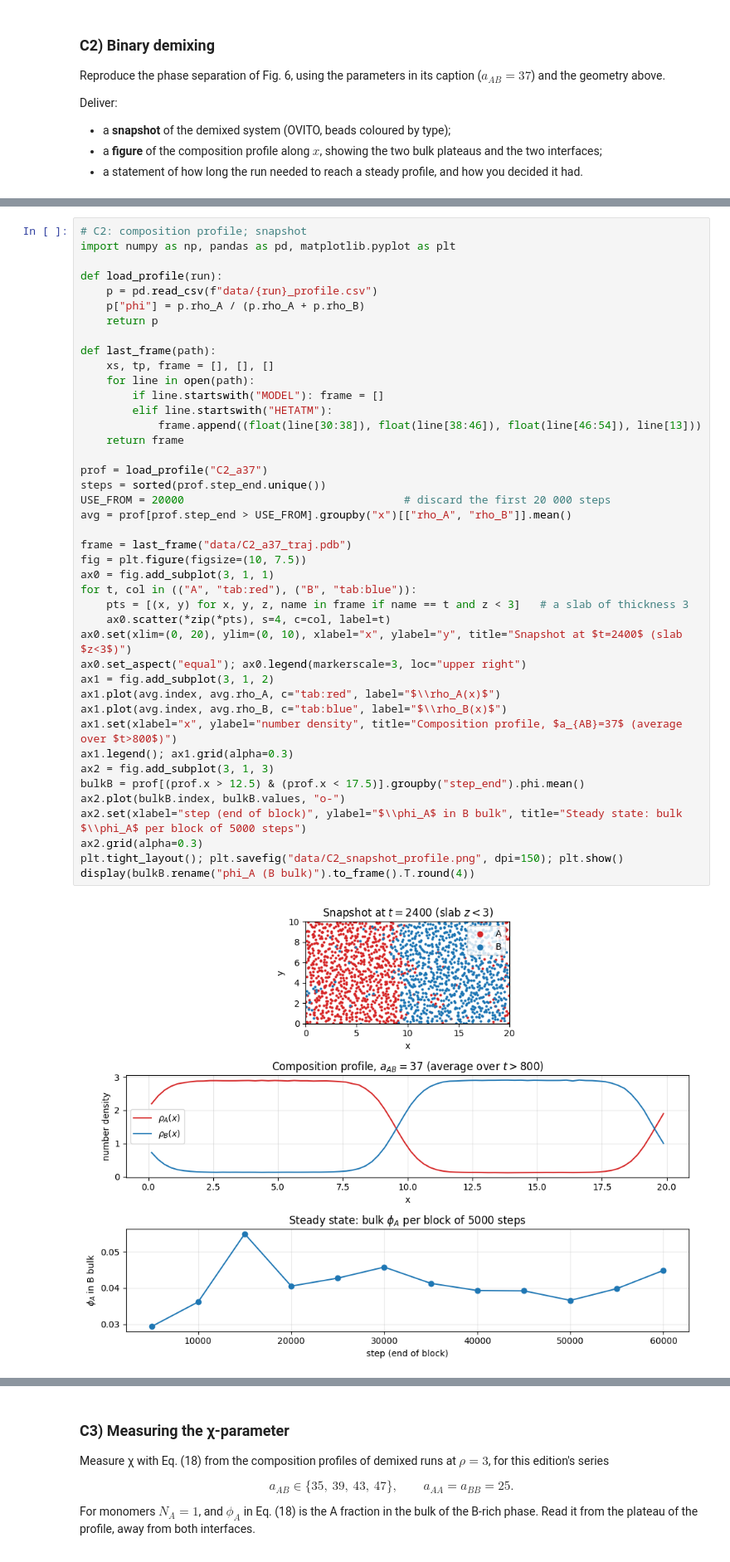
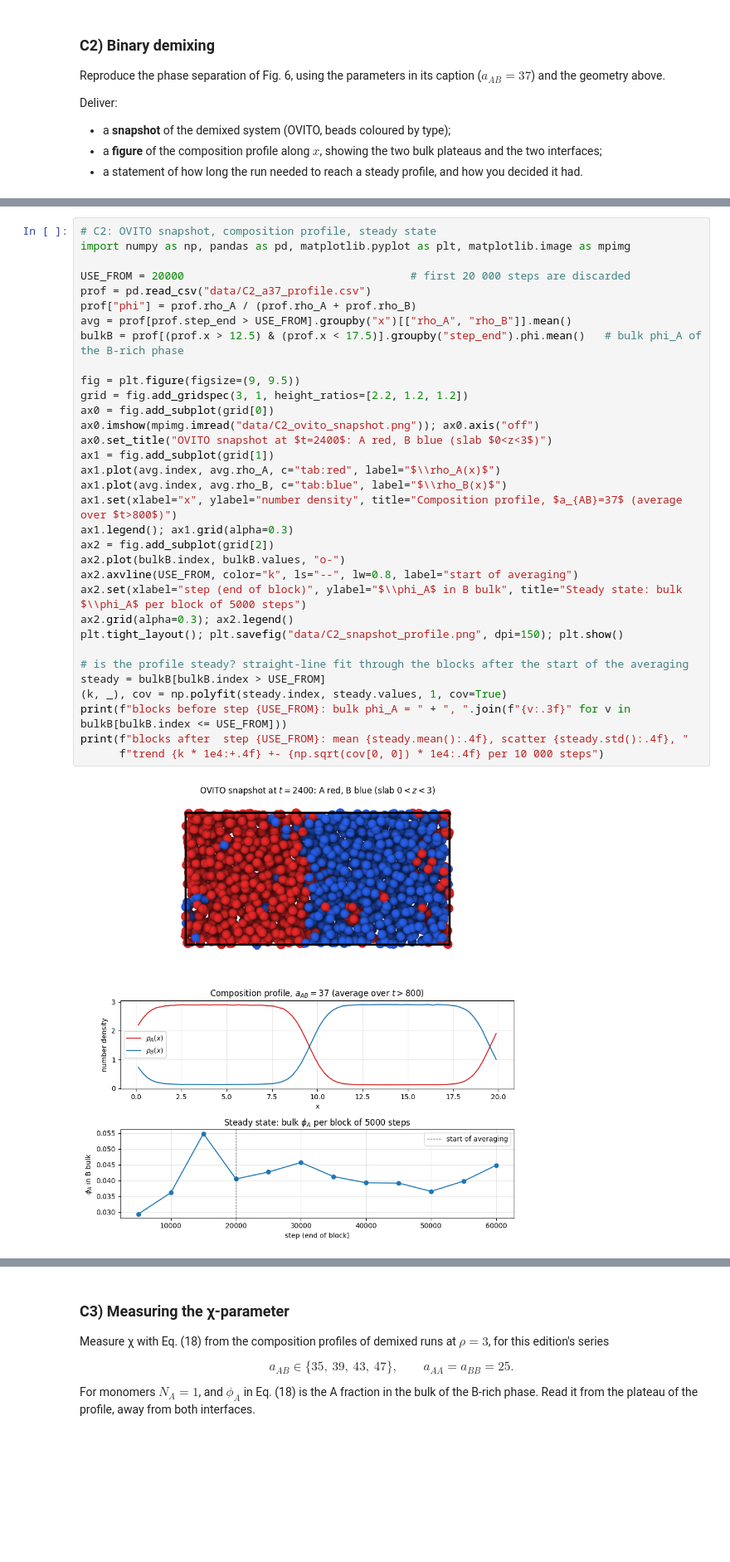
Before and after one commit to datomic117/Particle_based_simulations, a Jupyter notebook: Assignment_3/A3.ipynb, the cells around one changed output, grey strips where cells are left out. Shown at 83% size. Saved outputs shown, nothing was run; the diff lists cells and outputs as text; blank space fills up the shorter version.

Commit message:
version 2, after check tomorrow submit

```diff
--- a/Assignment_3/A3.ipynb
+++ b/Assignment_3/A3.ipynb
@@ -951,44 +977,35 @@ Deliver:
 # %%
-# C2: composition profile; snapshot
-import numpy as np, pandas as pd, matplotlib.pyplot as plt
+# C2: OVITO snapshot, composition profile, steady state
+import numpy as np, pandas as pd, matplotlib.pyplot as plt, matplotlib.image as mpimg
 
-def load_profile(run):
-    p = pd.read_csv(f"data/{run}_profile.csv")
-    p["phi"] = p.rho_A / (p.rho_A + p.rho_B)
-    return p
+USE_FROM = 20000                                   # first 20 000 steps are discarded
+prof = pd.read_csv("data/C2_a37_profile.csv")
+prof["phi"] = prof.rho_A / (prof.rho_A + prof.rho_B)
+avg = prof[prof.step_end > USE_FROM].groupby("x")[["rho_A", "rho_B"]].mean()
+bulkB = prof[(prof.x > 12.5) & (prof.x < 17.5)].groupby("step_end").phi.mean()   # bulk phi_A of the B-rich phase
 
-def last_frame(path):
-    xs, tp, frame = [], [], []
-    for line in open(path):
-        if line.startswith("MODEL"): frame = []
-        elif line.startswith("HETATM"):
-            frame.append((float(line[30:38]), float(line[38:46]), float(line[46:54]), line[13]))
-    return frame
-
-prof = load_profile("C2_a37")
-steps = sorted(prof.step_end.unique())
-USE_FROM = 20000                                  # discard the first 20 000 steps
-avg = prof[prof.step_end > USE_FROM].groupby("x")[["rho_A", "rho_B"]].mean()
-
-frame = last_frame("data/C2_a37_traj.pdb")
-fig = plt.figure(figsize=(10, 7.5))
-ax0 = fig.add_subplot(3, 1, 1)
-for t, col in (("A", "tab:red"), ("B", "tab:blue")):
-    pts = [(x, y) for x, y, z, name in frame if name == t and z < 3]   # a slab of thickness 3
-    ax0.scatter(*zip(*pts), s=4, c=col, label=t)
-ax0.set(xlim=(0, 20), ylim=(0, 10), xlabel="x", ylabel="y", title="Snapshot at $t=2400$ (slab $z<3$)")
-ax0.set_aspect("equal"); ax0.legend(markerscale=3, loc="upper right")
-ax1 = fig.add_subplot(3, 1, 2)
+fig = plt.figure(figsize=(9, 9.5))
+grid = fig.add_gridspec(3, 1, height_ratios=[2.2, 1.2, 1.2])
+ax0 = fig.add_subplot(grid[0])
+ax0.imshow(mpimg.imread("data/C2_ovito_snapshot.png")); ax0.axis("off")
+ax0.set_title("OVITO snapshot at $t=2400$: A red, B blue (slab $0<z<3$)")
+ax1 = fig.add_subplot(grid[1])
 ax1.plot(avg.index, avg.rho_A, c="tab:red", label="$\\rho_A(x)$")
 ax1.plot(avg.index, avg.rho_B, c="tab:blue", label="$\\rho_B(x)$")
 ax1.set(xlabel="x", ylabel="number density", title="Composition profile, $a_{AB}=37$ (average over $t>800$)")
 ax1.legend(); ax1.grid(alpha=0.3)
-ax2 = fig.add_subplot(3, 1, 3)
-bulkB = prof[(prof.x > 12.5) & (prof.x < 17.5)].groupby("step_end").phi.mean()
+ax2 = fig.add_subplot(grid[2])
 ax2.plot(bulkB.index, bulkB.values, "o-")
+ax2.axvline(USE_FROM, color="k", ls="--", lw=0.8, label="start of averaging")
 ax2.set(xlabel="step (end of block)", ylabel="$\\phi_A$ in B bulk", title="Steady state: bulk $\\phi_A$ per block of 5000 steps")
-ax2.grid(alpha=0.3)
+ax2.grid(alpha=0.3); ax2.legend()
 plt.tight_layout(); plt.savefig("data/C2_snapshot_profile.png", dpi=150); plt.show()
-display(bulkB.rename("phi_A (B bulk)").to_frame().T.round(4))
+
+# is the profile steady? straight-line fit through the blocks after the start of the averaging
+steady = bulkB[bulkB.index > USE_FROM]
+(k, _), cov = np.polyfit(steady.index, steady.values, 1, cov=True)
+print(f"blocks before step {USE_FROM}: bulk phi_A = " + ", ".join(f"{v:.3f}" for v in bulkB[bulkB.index <= USE_FROM]))
+print(f"blocks after  step {USE_FROM}: mean {steady.mean():.4f}, scatter {steady.std():.4f}, "
+      f"trend {k * 1e4:+.4f} +- {np.sqrt(cov[0, 0]) * 1e4:.4f} per 10 000 steps")
 # %% [output]
-[figure, old version]
+[figure, new version]
```
Also changed, not shown: parts of 18 cells of this notebook, 10 other files.
